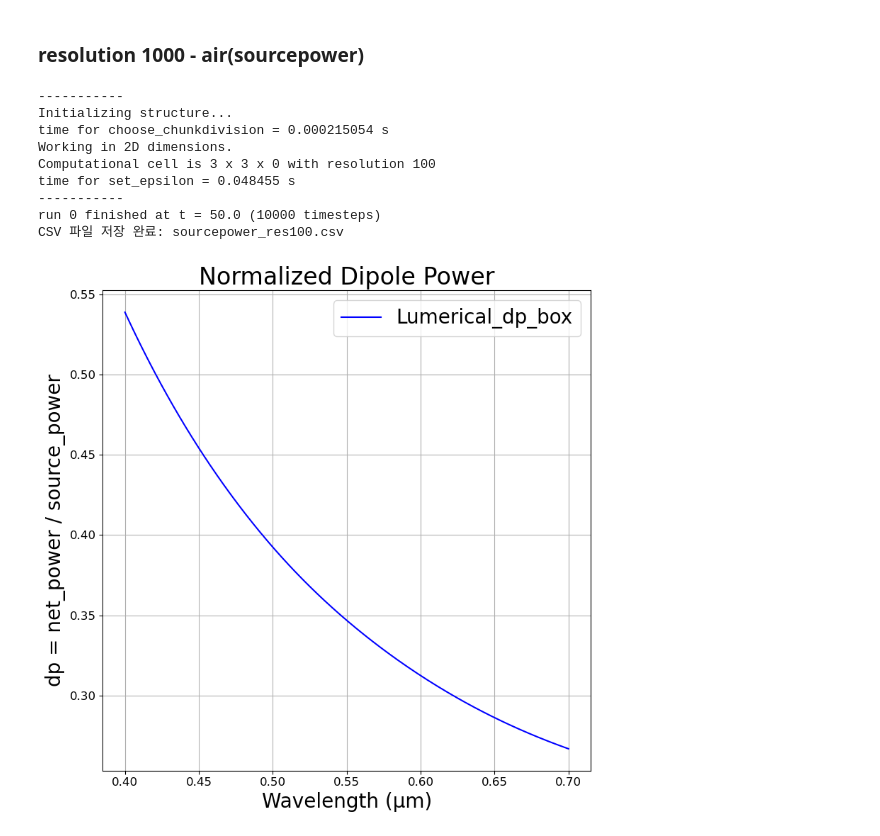
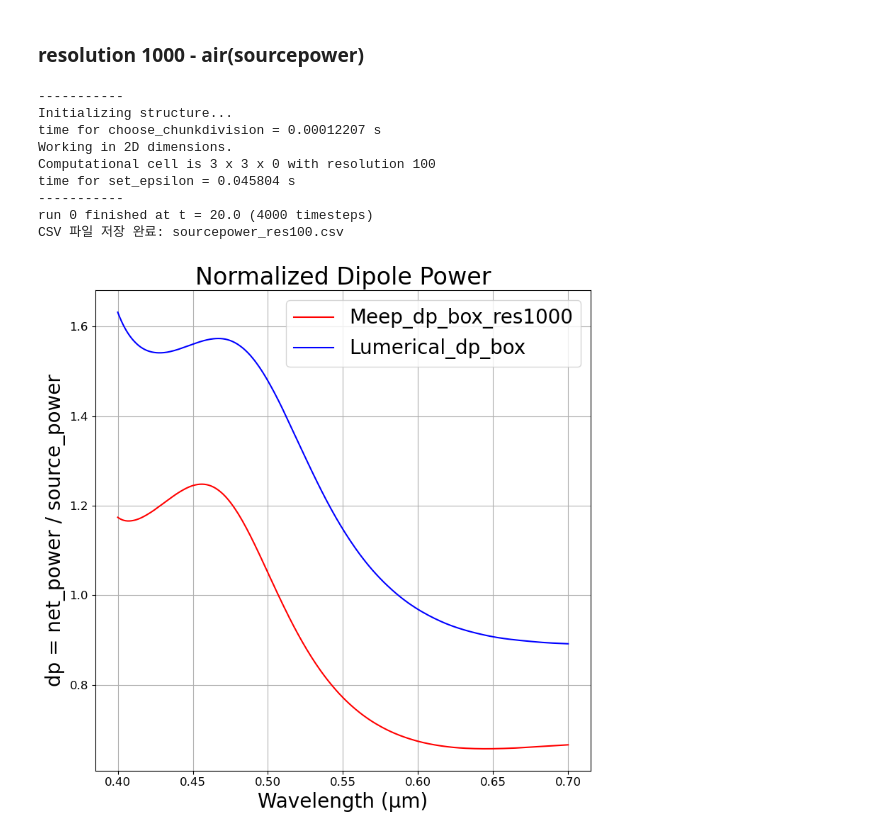
Before and after one commit to M2nion/EIDL, a Jupyter notebook: Tool/Meep/LGD/Meep code/OLED structure/Layer by Layer check/OLED_update_LBL.ipynb, the cells around one changed output. Cells and saved outputs as stored; diff of their text form; code cells hidden in the pictures.

```diff
--- a/Tool/Meep/LGD/Meep code/OLED structure/Layer by Layer check/OLED_update_LBL.ipynb
+++ b/Tool/Meep/LGD/Meep code/OLED structure/Layer by Layer check/OLED_update_LBL.ipynb
@@ -188,7 +188,7 @@ sources = [mp.Source(
 sim_fitting_Al = mp.Simulation(
     cell_size=cell_size,
     boundary_layers=boundary_layers,
-    geometry=geometry_fitting_Al[:1],
+    geometry=geometry_fitting_Al,
     default_material=mp.Medium(index = 1),
     sources=sources,
     resolution=resolution,
@@ -351,22 +301,22 @@ MP4 생성 완료: field_animation_fitting_Al.mp4
 # %%
 from src_resolution import sourcepower
 
-src_wavelengths, src_power = sourcepower(400)
+src_wavelengths, src_power = sourcepower(100)
 # %% [output]
 -----------
 Initializing structure...
-time for choose_chunkdivision = 0.000215054 s
+time for choose_chunkdivision = 0.00012207 s
 Working in 2D dimensions.
 Computational cell is 3 x 3 x 0 with resolution 100
-time for set_epsilon = 0.048455 s
+time for set_epsilon = 0.045804 s
 -----------
-run 0 finished at t = 50.0 (10000 timesteps)
+run 0 finished at t = 20.0 (4000 timesteps)
 CSV 파일 저장 완료: sourcepower_res100.csv
 # %%
 import numpy as np
 from pathlib import Path
 
-csv_path = Path("/home/m2ni/EIDL/Tool/Meep/LGD/Meep code/OLED structure/Layer by Layer check/RESOLUTION/Only_Al.csv")
+csv_path = Path("/home/min/EIDL/Tool/Meep/LGD/Meep code/OLED structure/Layer by Layer check/RESOLUTION/full/full_100.txt")
 
 # CSV 파일 불러오기
 lumerical_data = np.genfromtxt(csv_path, delimiter=",")
@@ -377,7 +327,7 @@ lumerical = lumerical_data[:, 1]
 import numpy as np
 from pathlib import Path
 
-csv_path = Path("/home/m2ni/EIDL/Tool/Meep/LGD/Meep code/OLED structure/Layer by Layer check/sourcepower_1000.csv")
+csv_path = Path("/home/min/EIDL/Tool/Meep/LGD/Meep code/OLED structure/Layer by Layer check/sourcepower_1000.csv")
 
 # CSV 파일 불러오기
 air_1000_data = np.genfromtxt(csv_path, delimiter=",", skip_header=1)
@@ -385,37 +335,38 @@ air_1000_data = np.genfromtxt(csv_path, delimiter=",", skip_header=1)
 air_1000 = air_1000_data[:, 1]
 # %%
 # dp_box / sourcepower 정규화
-dp_fitting_al = np.array(net_power_fitting_al) / src_power
+dp_fitting_al = np.array(net_power_fitting_al) / air_1000
+dp_fitting_al_100 = np.array(net_power_fitting_al) / src_power * 100
 
 wavelengths = 1 / np.array(mp.get_flux_freqs(box_power_fitting_Al))
 
 plt.figure(figsize=(8, 8))
 
 # plot 순서
-# plt.plot(wavelengths, dp_fitting_al, label='Meep_dp_box', color='red')
+plt.plot(wavelengths, dp_fitting_al_100, label='Meep_dp_box_res1000', color='red')
 plt.plot(wavelengths, lumerical, label='Lumerical_dp_box', color='blue')
 # plt.plot(wavelength_sliced_al_nofunc, Al_power_sliced_nofunc, label='Lumerical dp', color='green')
 
 
 # 축 레이블 (굵게 + 크기 조정)
 plt.xlabel("Wavelength (μm)", fontsize=20)
 plt.ylabel("dp = net_power / source_power", fontsize=20)
 
 # 제목 (굵게 + 크기 조정)
 plt.title("Normalized Dipole Power", fontsize=24)
 
 # 눈금 폰트 크기 조정
 plt.xticks(fontsize=12)
 plt.yticks(fontsize=12)
 
 # 범례 (폰트 크기 조정 + 굵게)
 plt.legend(fontsize=20, frameon=True,)
 
 # 기타 설정
 plt.grid(True)
 plt.tight_layout()
 # plt.ylim([0, 1.5])
 # plt.xlim([0.4, 0.7])
 plt.show()
 # %% [output]
-[figure, old version]
+[figure, new version]
```
Also changed, not shown: parts of 8 cells of this notebook, 10 other files.
